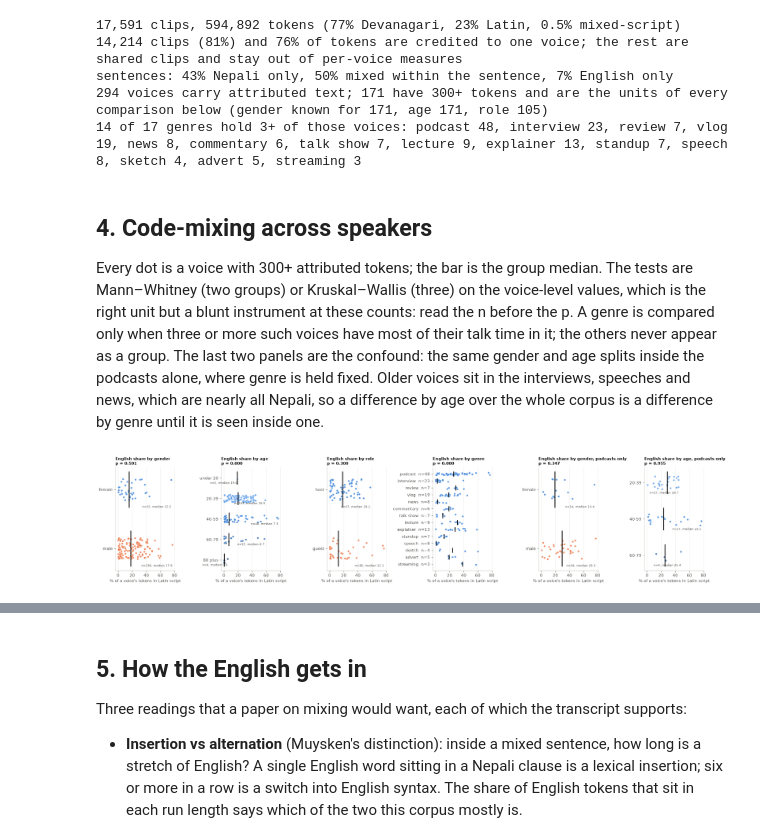
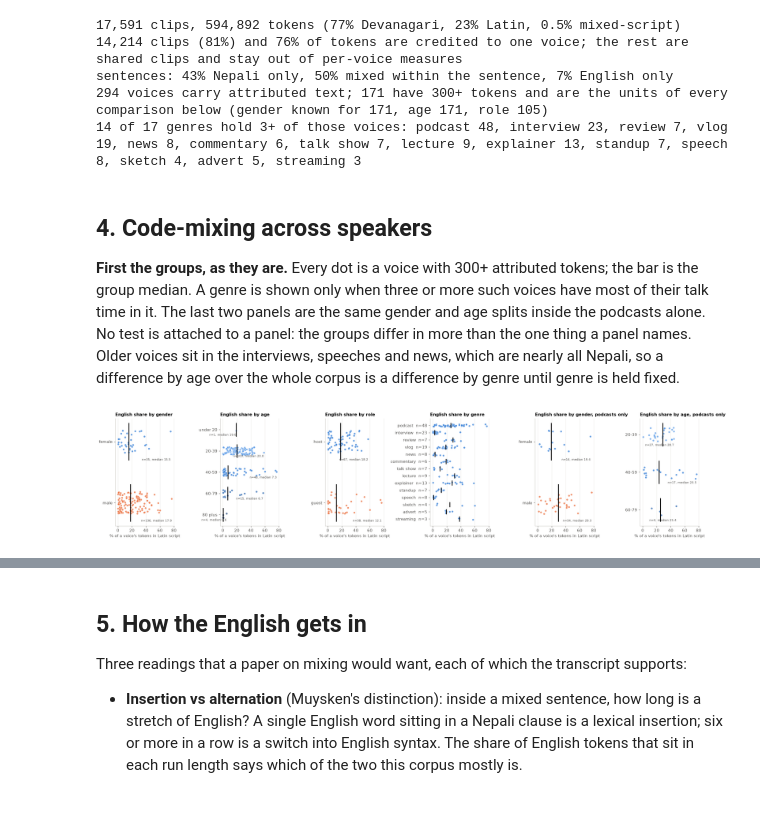
Before and after one commit to Sagyam/labeling-harness, a Jupyter notebook: notebooks/02_Sociolinguistics.ipynb, the cells around one changed output, grey strips where cells are left out. Saved outputs shown, nothing was run; the diff lists cells and outputs as text; code cells hidden in the pictures; blank space fills up the shorter version.

```diff
--- a/notebooks/02_Sociolinguistics.ipynb
+++ b/notebooks/02_Sociolinguistics.ipynb
@@ -41,6 +43,7 @@ from pathlib import Path
 import matplotlib.pyplot as plt
 import numpy as np
 import pandas as pd
+import statsmodels.formula.api as smf
 from scipy import stats
 
 warnings.filterwarnings("ignore", category=FutureWarning)
@@ -97,7 +100,9 @@ pd.set_option("display.max_rows", 140)
 pd.set_option("display.float_format", lambda v: f"{v:,.2f}")
 
 manifest = json.loads((ANALYTICS.parent / "manifest.json").read_text())
-rows, EP_META, talk, WHO, ROLE = [], {}, {}, {}, {}
+SCRIBE = "elevenlabs-scribe-v2"  # the recogniser that reports its own word timings, for section 6
+REELS = "shorts_reels"           # the bucket the short-form uploads were filed under: not a show
+rows, EP_META, talk, WHO, ROLE, LABEL_WORDS, SCRIBE_WORDS = [], {}, {}, {}, {}, {}, {}
 with ANALYTICS.open(encoding="utf-8") as fh:
     for line in fh:
         r = json.loads(line)
@@ -120,6 +125,9 @@ with ANALYTICS.open(encoding="utf-8") as fh:
             "tier": r["verification_tier"], "disposition": r["disposition"],
             "duration": r["duration_seconds"], "speech_s": sum(b - a for a, b in vad),
             "genre": meta.get("genre") or "unclassified", "topic": meta.get("topic") or "unclassified",
+            # The show as filed at ingest (D108). A reel is its own recording, not an episode of
+            # a show called shorts_reels, so it groups by its own id.
+            "show": r["show_id"] if r["show_id"] and r["show_id"] != REELS else r["episode_id"],
             "declared": len(meta.get("speakers") or {}),
             "overlap_s": sum(b - a for a, b in r["overlap_spans"]),
             "turn_changes": max(0, len(r["speaker_turns"] or []) - 1),
@@ -128,6 +136,8 @@ with ANALYTICS.open(encoding="utf-8") as fh:
             "text": r["text"] or "",
         })
         EP_META.setdefault(r["episode_id"], meta)
+        LABEL_WORDS[r["segment_id"]] = r["label_words"]
+        SCRIBE_WORDS[r["segment_id"]] = next((h["words"] for h in r["hypotheses"] if h["system_id"] == SCRIBE), None)
 
 seg = pd.DataFrame(rows).set_index("segment_id")
 usable = seg[seg.disposition.isin(["accepted_unchanged", "edited"]) & (seg.text.str.len() > 0)].copy()
@@ -139,5 +149,6 @@ GENRE_COLOR = dict.fromkeys(GENRES, SLOTS[0])
 AGES = [a for a in AGE_ORDER if a in {age for _, age in WHO.values()}]
 print(f"{len(seg):,} labeled clips, {seg.duration.sum() / 3600:.2f} h, {seg.episode.nunique()} episodes | exported "
       f"{manifest['exported_at'][:10]} at harness {manifest['git_commit'][:7]}")
-print(f"{len(usable):,} clips with an accepted, non-empty reference are the material below")
+print(f"{len(usable):,} clips with an accepted, non-empty reference are the material below; "
+      f"{usable.show.nunique()} shows, counting each of the {(seg.groupby('episode').show.first() == seg.groupby('episode').show.first().index).sum()} reels as its own")
 # %% [output]
@@ -214,13 +224,14 @@ Nothing is inferred by a model, and a voice nothing reached stays unresolved rat
 A voice's genre is where most of its talk time is, since cross-episode linking can place a voice
 in a stray episode of another genre.
 # %%
-voice_talk, voice_eps, voice_genre = defaultdict(float), defaultdict(set), defaultdict(Counter)
+voice_talk, voice_eps, voice_genre, voice_show = defaultdict(float), defaultdict(set), defaultdict(Counter), defaultdict(Counter)
 for sid, per in talk.items():
     if sid in usable.index:
         for v, sec in per.items():
             voice_talk[v] += sec
             voice_eps[v].add(usable.episode[sid])
             voice_genre[v][usable.genre[sid]] += sec
+            voice_show[v][usable.show[sid]] += sec
 VOICES = sorted(voice_talk)
 n_eps = {v: len(voice_eps[v]) for v in VOICES}
 
@@ -230,31 +241,19 @@ def agree(values):
     return vals.pop() if len(vals) == 1 else "unresolved"
 
 
-SERIES = (("on_air_with_sanjay_", "On Air with Sanjay"), ("the_bravo_delta_show_", "Bravo Delta Show"))
-
-
-def show(ep_id):
-    """The series an episode id names, or the episode's genre when it names none."""
-    for prefix, name in SERIES:
-        if ep_id.startswith(prefix):
-            return name
-    if re.match(r"ep_\d+_", ep_id):
-        return "ep_NNN podcast"
-    return pretty(EP_META[ep_id].get("genre") or "unclassified")
-
-
-usable["show"] = usable.episode.map(show)
+EP_SHOW = usable.groupby("episode").show.first().to_dict()
 SPK = pd.DataFrame([{
     "voice": v, "episodes": n_eps[v], "talk_min": voice_talk[v] / 60,
     "gender": WHO[v][0] or "unresolved",
     "age": WHO[v][1] or "unresolved",
     "role": agree(ROLE.get((e, v)) for e in voice_eps[v]),
     "genre": voice_genre[v].most_common(1)[0][0],  # where most of the voice's talk time is
-    "show": ", ".join(sorted({show(e) for e in voice_eps[v]})),
+    "show": voice_show[v].most_common(1)[0][0],    # and the show it mostly speaks on
+    "shows": len(voice_show[v]),
 } for v in VOICES]).set_index("voice").sort_values("talk_min", ascending=False)
 
 tot = SPK.talk_min.sum()
-print(f"{len(SPK)} voices, {tot / 60:.1f} h of diarized speech")
+print(f"{len(SPK)} voices, {tot / 60:.1f} h of diarized speech, on {SPK.show.nunique()} shows; {int((SPK.shows > 1).sum())} voices are heard on more than one")
 for f in ("gender", "age", "role"):
     known = SPK[f] != "unresolved"
     print(f"  {f:<7} known for {known.sum():>3} voices ({known.mean():.0%}) holding {SPK.talk_min[known].sum() / tot:.0%} of the speech")
@@ -469,14 +468,12 @@ sentences: 43% Nepali only, 50% mixed within the sentence, 7% English only
 # %% [markdown]
 ## 4. Code-mixing across speakers
 
-Every dot is a voice with 300+ attributed tokens; the bar is the group median. The tests are
-Mann–Whitney (two groups) or Kruskal–Wallis (three) on the voice-level values, which is the
-right unit but a blunt instrument at these counts: read the n before the p. A genre is compared
-only when three or more such voices have most of their talk time in it; the others never appear
-as a group. The last two panels are the confound: the same gender and age splits inside the
-podcasts alone, where genre is held fixed. Older voices sit in the interviews, speeches and news,
-which are nearly all Nepali, so a difference by age over the whole corpus is a difference by genre
-until it is seen inside one.
+**First the groups, as they are.** Every dot is a voice with 300+ attributed tokens; the bar is
+the group median. A genre is shown only when three or more such voices have most of their talk
+time in it. The last two panels are the same gender and age splits inside the podcasts alone.
+No test is attached to a panel: the groups differ in more than the one thing a panel names.
+Older voices sit in the interviews, speeches and news, which are nearly all Nepali, so a
+difference by age over the whole corpus is a difference by genre until genre is held fixed.
 # %%
 def strip(ax, frame, col, by, order, colors, title=None, xlabel=None, min_n=1, compact=False):
     """One row of dots per group, with its median. ``compact`` is for many rows: the n moves into
@@ -497,39 +494,39 @@ def strip(ax, frame, col, by, order, colors, title=None, xlabel=None, min_n=1, c
 
 
 def test(frame, col, by, order):
+    """Mann-Whitney or Kruskal-Wallis over the groups with three or more members. Used for the
+    episode-level comparison of section 10 only: voices are compared by the models below."""
     groups = [frame.loc[frame[by] == g, col].dropna() for g in order if (frame[by] == g).sum() >= 3]
     if len(groups) < 2:
         return np.nan
     return (stats.mannwhitneyu(*groups).pvalue if len(groups) == 2 else stats.kruskal(*groups).pvalue)
 
 
 pod = VV[VV.genre == "podcast"]
 AGE_COLOR = dict(zip(AGES, RAMP[-len(AGES):]))
 panels = [("gender", GENDERS, GENDER_COLOR, VV, "by gender"), ("age", AGES, AGE_COLOR, VV, "by age"),
           ("role", ROLES, ROLE_COLOR, VV, "by role"), ("genre", GENRE_GROUPS, GENRE_COLOR, VV, "by genre"),
           ("gender", GENDERS, GENDER_COLOR, pod, "by gender, podcasts only"), ("age", AGES, AGE_COLOR, pod, "by age, podcasts only")]
 fig, axes = plt.subplots(1, 6, figsize=(21, 4.6), sharex=True)
 for ax, (by, order, colors, frame, title) in zip(axes, panels):
     strip(ax, frame, "english %", by, order, colors, title=f"English share {title}", xlabel="% of a voice's tokens in Latin script",
           compact=by == "genre")
-    ax.set_title(f"English share {title}\np = {test(frame, 'english %', by, order):.3f}", fontsize=9.5)
 fig.tight_layout()
 save(fig, "02_mixing_by_group")
 plt.show()
 
 METRICS = ["english %", "switches / 100", "integrated / 1000", "single-word %", "long-run %", "en function %", "rate w/s"]
 tab = {}
 for by, order, _, frame, title in panels:
     for g in order:
         sub = frame[frame[by] == g]
         if len(sub) >= 3:
             tab[(title, g)] = {"voices": len(sub), "minutes": sub.talk_min.sum(), **{m: sub[m].median() for m in METRICS}}
-    tab[(title, "p")] = {m: test(frame, m, by, order) for m in METRICS}
 tab = pd.DataFrame(tab).T
 tab.index.names = ["comparison", "group"]
 display(tab.round(2))
 # %% [output]
-[figure, old version]
+[figure, new version]
 |  |  | voices | minutes | english % | switches / 100 | integrated / 1000 | single-word % | long-run % | ... |
 | comparison | group |  |  |  |  |  |  |  | ... |
 | by gender | female | 35.00 | 834.08 | 15.47 | 16.45 | 3.45 | 49.58 | 0.00 | ... |
```
Also changed, not shown: parts of 26 cells of this notebook, 9 other files.
